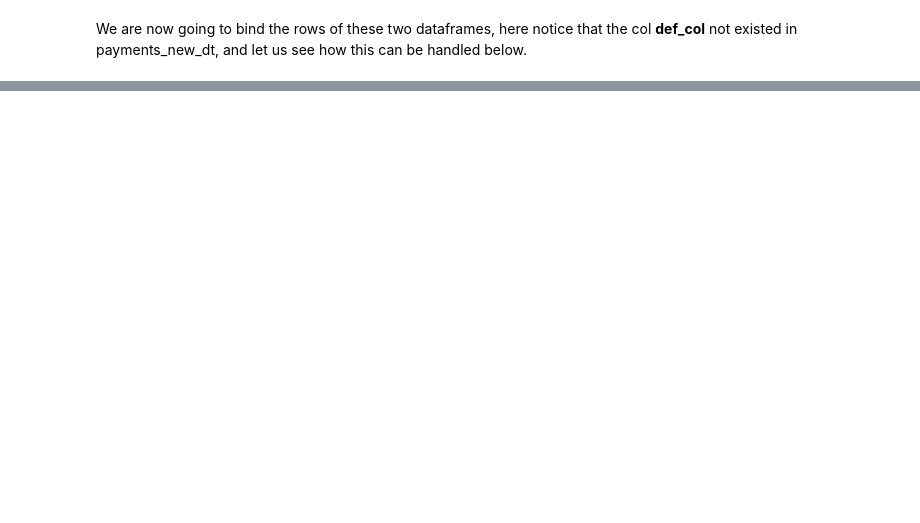
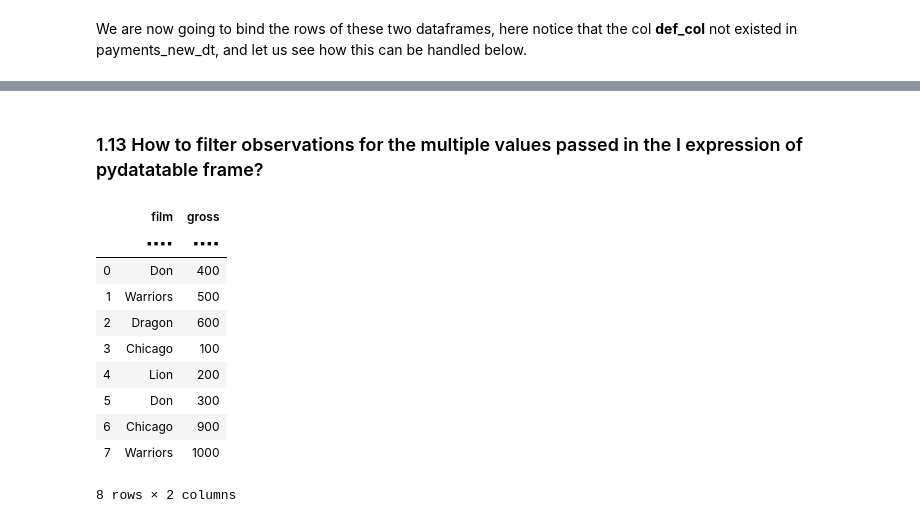
Before and after one commit to myamullaciencia/datatable_cook_book, a Jupyter notebook: _build/jupyter_execute/py_datatable_faqs_so.ipynb, the cells around one changed output, grey strips where cells are left out. Cells and saved outputs as stored; diff of their text form; code cells hidden in the pictures; blank space fills up the shorter version.

```diff
--- a/_build/jupyter_execute/py_datatable_faqs_so.ipynb
+++ b/_build/jupyter_execute/py_datatable_faqs_so.ipynb
@@ -774,0 +515,20 @@ dt.rbind(payments_new_dt,payment_extra_dt,force=True)
+# %% [markdown]
+### 1.13 How to filter observations for the multiple values passed in the I expression of pydatatable frame?
+# %%
+DT_films = dt.Frame({'film':['Don','Warriors','Dragon','Chicago','Lion','Don','Chicago','Warriors'],
+                     'gross':[400,500,600,100,200,300,900,1000]
+                    })
+# %%
+DT_films
+# %% [output]
+|  | film | gross |
+|  | ▪▪▪▪ | ▪▪▪▪ |
+| 0 | Don | 400 |
+| 1 | Warriors | 500 |
+| 2 | Dragon | 600 |
+| 3 | Chicago | 100 |
+| 4 | Lion | 200 |
+| 5 | Don | 300 |
+| 6 | Chicago | 900 |
+| 7 | Warriors | 1000 |
+8 rows × 2 columns
```
Also changed, not shown: parts of 45 cells of this notebook, 18 other files.
